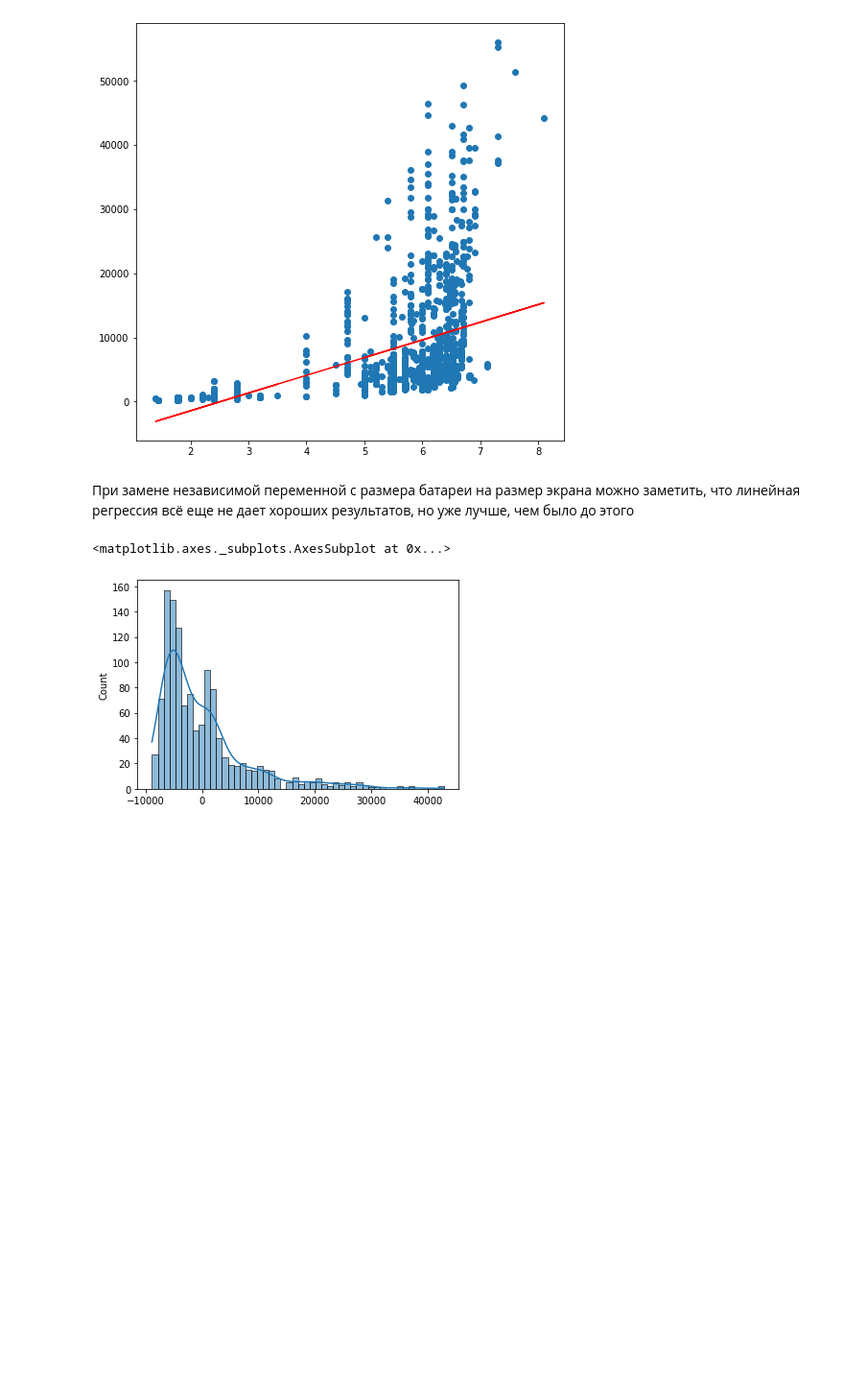
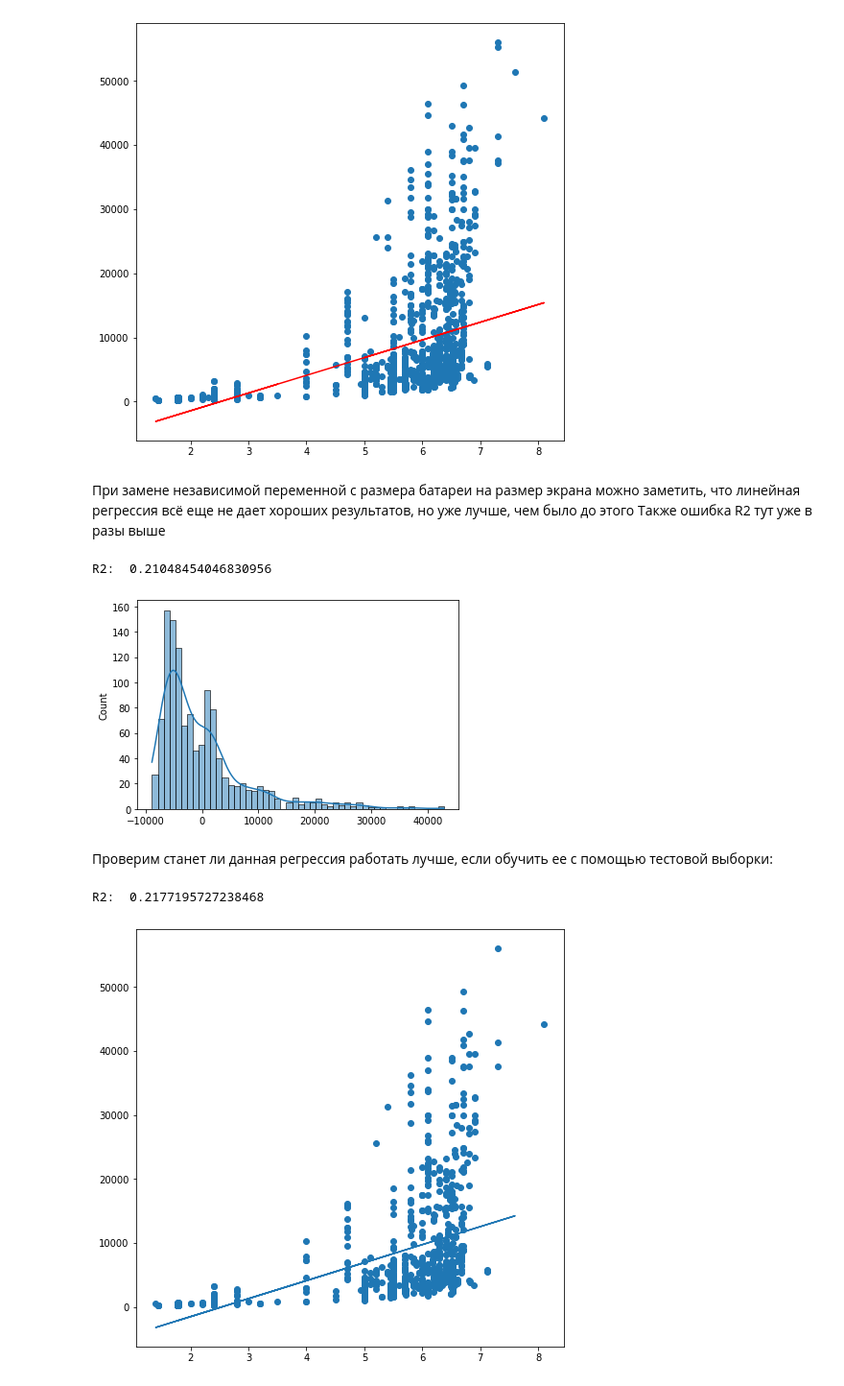
Before and after one commit to kiotokio/IDP, a Jupyter notebook: LinearRegression.ipynb, the cells around one changed output. Shown at 96% size. Drawn from its saved outputs; the diff is of its cells as text; code cells hidden in the pictures; blank space fills up the shorter version.

Commit message:
Добавлена модель, построенная с помощью разделения выборки на train и test

```diff
--- a/LinearRegression.ipynb
+++ b/LinearRegression.ipynb
@@ -69,8 +73,25 @@ plt.plot(x3, y3_pred, color='r')
 [figure]
 # %% [markdown]
 При замене независимой переменной с размера батареи на размер экрана можно заметить, что линейная регрессия всё еще не дает хороших результатов, но уже лучше, чем было до этого
+Также ошибка R2 тут уже в разы выше
 # %%
 sns.histplot(data = y-y3_pred, bins=50, kde=True)
+print('R2: ', r2_score(y, y3_pred))
 # %% [output]
-<matplotlib.axes._subplots.AxesSubplot at 0x...>
+R2:  0.21048454046830956
 [figure]
+# %% [markdown]
+Проверим станет ли данная регрессия работать лучше, если обучить ее с помощью тестовой выборки:
+# %%
+x_train, x_test, y_train, y_test = train_test_split(x3, y, test_size = 0.33, random_state = 42)
+model_split = LinearRegression().fit(x_train.reshape(-1, 1), y_train)
+y_pred = model_split.predict(x_test)
+
+plt.figure(figsize=(8,8))
+plt.scatter(x_train, y_train)
+plt.plot(x_test, y_pred)
+
+print('R2: ', r2_score(y_test, y_pred))
+# %% [output]
+R2:  0.2177195727238468
+[figure, added]
```
Also changed, not shown: parts of 4 cells of this notebook.
